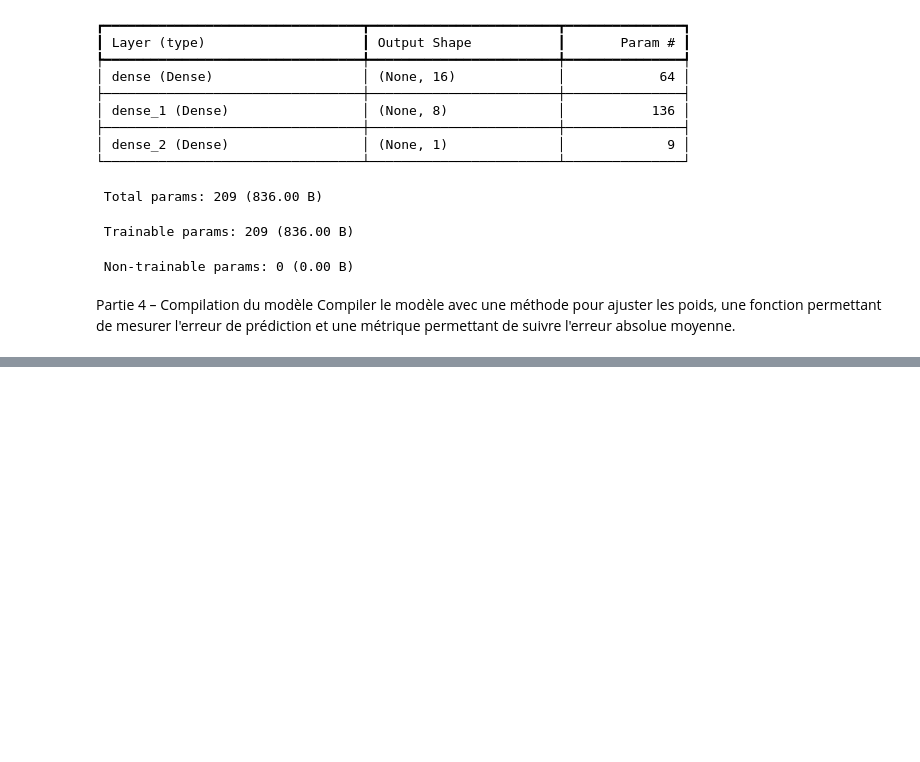
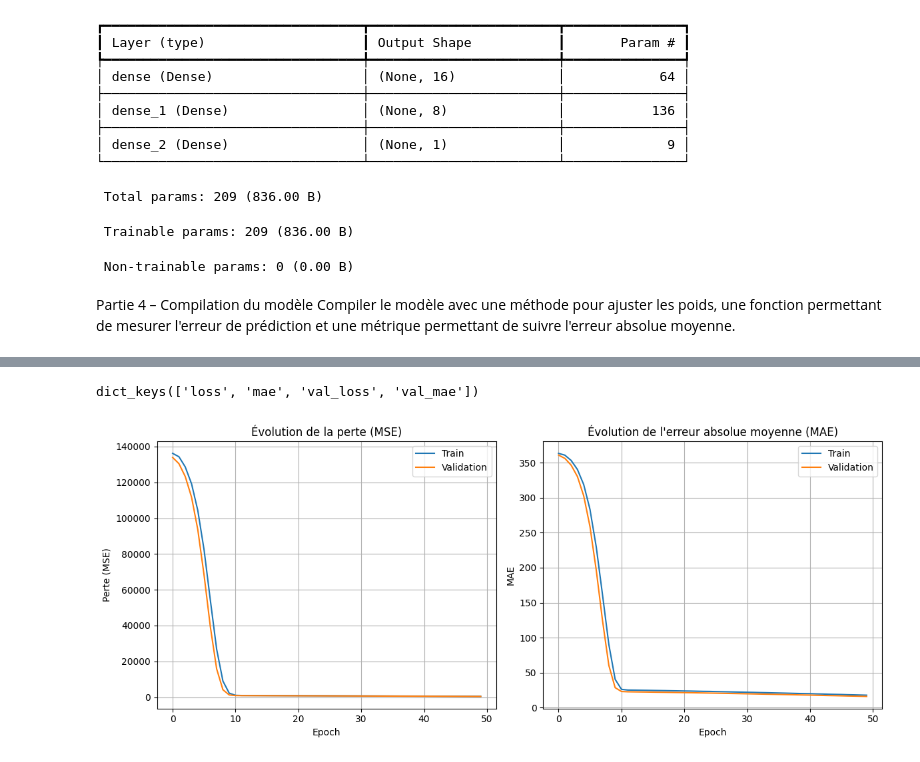
Before and after one commit to fatoufall737/atelier-tensorflow-iot, a Jupyter notebook: atelier_tensorflow_iot.ipynb, the cells around one changed output, grey strips where cells are left out. Drawn from its saved outputs; the diff is of its cells as text; code cells hidden in the pictures; blank space fills up the shorter version.

Commit message:
Partie 5 : entraînement du modèle (50 epochs, visualisation et interprétation)

```diff
--- a/atelier_tensorflow_iot.ipynb
+++ b/atelier_tensorflow_iot.ipynb
@@ -139,0 +147,8 @@ modele.compile(
+# %%
+#Question 1 : entraîner le modèle avec 20% de validation, 50 passages (epochs), et 16 observations par lot (batch).
+history = modele.fit(
+    X_train, y_train,
+    validation_split=0.2,
+    epochs=50,
+    batch_size=16
+)
@@ -139,0 +173,31 @@ modele.compile(
+# %%
+#Question 2 : examine le contenu de history.
+history.history.keys()
+# %% [output]
+dict_keys(['loss', 'mae', 'val_loss', 'val_mae'])
+# %%
+#Question 3 (dernière de la Partie 5) : visualise et interprète l'apprentissage grâce à l'historique.#
+plt.figure(figsize=(12, 5))
+
+plt.subplot(1, 2, 1)
+plt.plot(history.history["loss"], label="Train")
+plt.plot(history.history["val_loss"], label="Validation")
+plt.title("Évolution de la perte (MSE)")
+plt.xlabel("Epoch")
+plt.ylabel("Perte (MSE)")
+plt.legend()
+plt.grid(True)
+
+plt.subplot(1, 2, 2)
+plt.plot(history.history["mae"], label="Train")
+plt.plot(history.history["val_mae"], label="Validation")
+plt.title("Évolution de l'erreur absolue moyenne (MAE)")
+plt.xlabel("Epoch")
+plt.ylabel("MAE")
+plt.legend()
+plt.grid(True)
+
+plt.tight_layout()
+plt.show()
+# %% [output]
+[figure, added]
```
Also changed, not shown: parts of 3 cells of this notebook.
